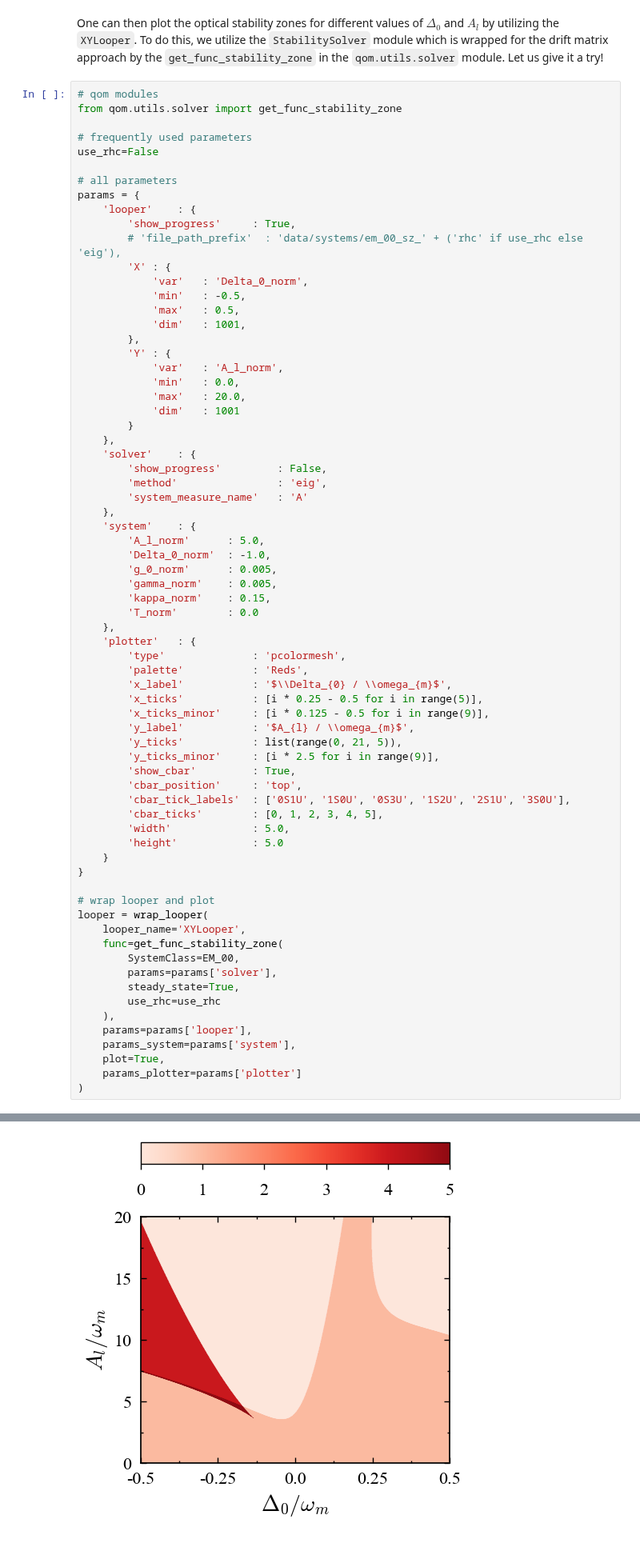
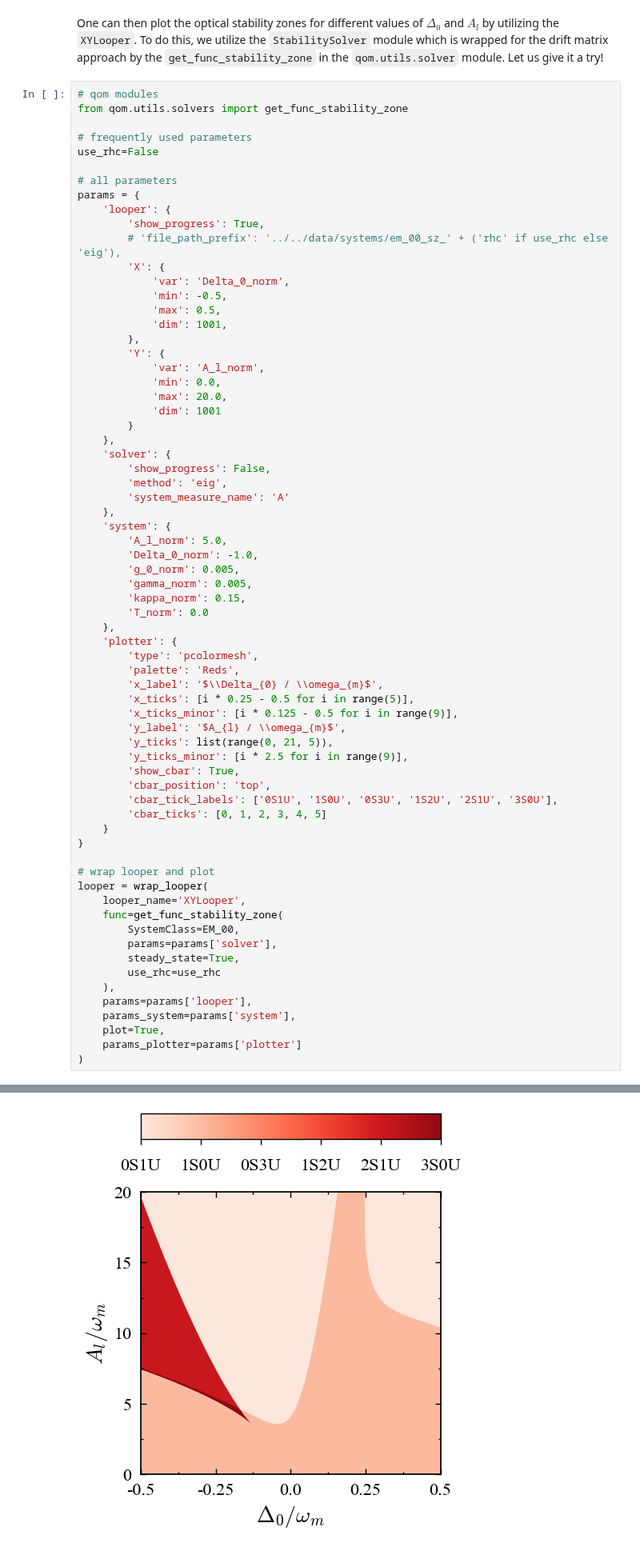
Before and after one commit to Sampreet/qom-examples, a Jupyter notebook: notebooks/systems/em_00.ipynb, the cells around one changed output, grey strips where cells are left out. Shown at 80% size. Saved outputs shown, nothing was run; the diff lists cells and outputs as text.

```diff
--- a/notebooks/systems/em_00.ipynb
+++ b/notebooks/systems/em_00.ipynb
@@ -492,57 +530,55 @@ MainThread               INFO    2023-06-27 20:43:52.932: (qom.loopers.XYLooper)
 One can then plot the optical stability zones for different values of $\Delta_{0}$ and $A_{l}$ by utilizing the `XYLooper`. To do this, we utilize the `StabilitySolver` module which is wrapped for the drift matrix approach by the `get_func_stability_zone` in the `qom.utils.solver` module. Let us give it a try!
 # %%
 # qom modules
-from qom.utils.solver import get_func_stability_zone
+from qom.utils.solvers import get_func_stability_zone
 
 # frequently used parameters
 use_rhc=False
 
 # all parameters
 params = {
-    'looper'    : {
-        'show_progress'     : True,
-        # 'file_path_prefix'  : 'data/systems/em_00_sz_' + ('rhc' if use_rhc else 'eig'),
-        'X' : {
-            'var'   : 'Delta_0_norm',
-            'min'   : -0.5,
-            'max'   : 0.5,
-            'dim'   : 1001,
+    'looper': {
+        'show_progress': True,
+        # 'file_path_prefix': '../../data/systems/em_00_sz_' + ('rhc' if use_rhc else 'eig'),
+        'X': {
+            'var': 'Delta_0_norm',
+            'min': -0.5,
+            'max': 0.5,
+            'dim': 1001,
         },
-        'Y' : {
-            'var'   : 'A_l_norm',
-            'min'   : 0.0,
-            'max'   : 20.0,
-            'dim'   : 1001
+        'Y': {
+            'var': 'A_l_norm',
+            'min': 0.0,
+            'max': 20.0,
+            'dim': 1001
         }
     },
-    'solver'    : {
-        'show_progress'         : False,
-        'method'                : 'eig',
-        'system_measure_name'   : 'A'
+    'solver': {
+        'show_progress': False,
+        'method': 'eig',
+        'system_measure_name': 'A'
     },
-    'system'    : {
-        'A_l_norm'      : 5.0,
-        'Delta_0_norm'  : -1.0,
-        'g_0_norm'      : 0.005,
-        'gamma_norm'    : 0.005,
-        'kappa_norm'    : 0.15,
-        'T_norm'        : 0.0
+    'system': {
+        'A_l_norm': 5.0,
+        'Delta_0_norm': -1.0,
+        'g_0_norm': 0.005,
+        'gamma_norm': 0.005,
+        'kappa_norm': 0.15,
+        'T_norm': 0.0
     },
-    'plotter'   : {
-        'type'              : 'pcolormesh',
-        'palette'           : 'Reds',
-        'x_label'           : '$\\Delta_{0} / \\omega_{m}$',
-        'x_ticks'           : [i * 0.25 - 0.5 for i in range(5)],
-        'x_ticks_minor'     : [i * 0.125 - 0.5 for i in range(9)],
-        'y_label'           : '$A_{l} / \\omega_{m}$',
-        'y_ticks'           : list(range(0, 21, 5)),
-        'y_ticks_minor'     : [i * 2.5 for i in range(9)],
-        'show_cbar'         : True,
-        'cbar_position'     : 'top',
-        'cbar_tick_labels'  : ['0S1U', '1S0U', '0S3U', '1S2U', '2S1U', '3S0U'],
-        'cbar_ticks'        : [0, 1, 2, 3, 4, 5],
-        'width'             : 5.0,
-        'height'            : 5.0
+    'plotter': {
+        'type': 'pcolormesh',
+        'palette': 'Reds',
+        'x_label': '$\\Delta_{0} / \\omega_{m}$',
+        'x_ticks': [i * 0.25 - 0.5 for i in range(5)],
+        'x_ticks_minor': [i * 0.125 - 0.5 for i in range(9)],
+        'y_label': '$A_{l} / \\omega_{m}$',
+        'y_ticks': list(range(0, 21, 5)),
+        'y_ticks_minor': [i * 2.5 for i in range(9)],
+        'show_cbar': True,
+        'cbar_position': 'top',
+        'cbar_tick_labels': ['0S1U', '1S0U', '0S3U', '1S2U', '2S1U', '3S0U'],
+        'cbar_ticks': [0, 1, 2, 3, 4, 5]
     }
 }
 
@@ -566,4 +602,4 @@ MainThread               INFO    2023-06-27 20:54:53.129: (qom.loopers.XYLooper)
-[figure, old version]
+[figure, new version]
 # %% [markdown]
 Jeez, that took a lot of time!
 But by using the multiprocessing features of the `qom.utils.looper` module, we can speed up the execution manifold!
```
Also changed, not shown: parts of 26 cells of this notebook, 5 other files.
